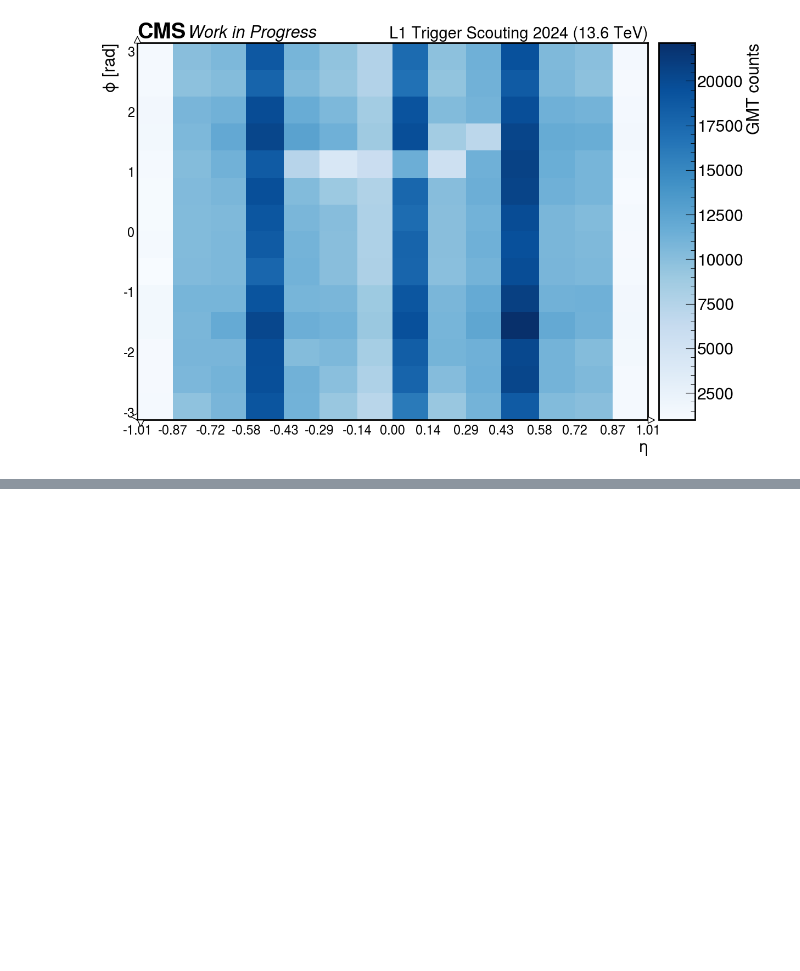
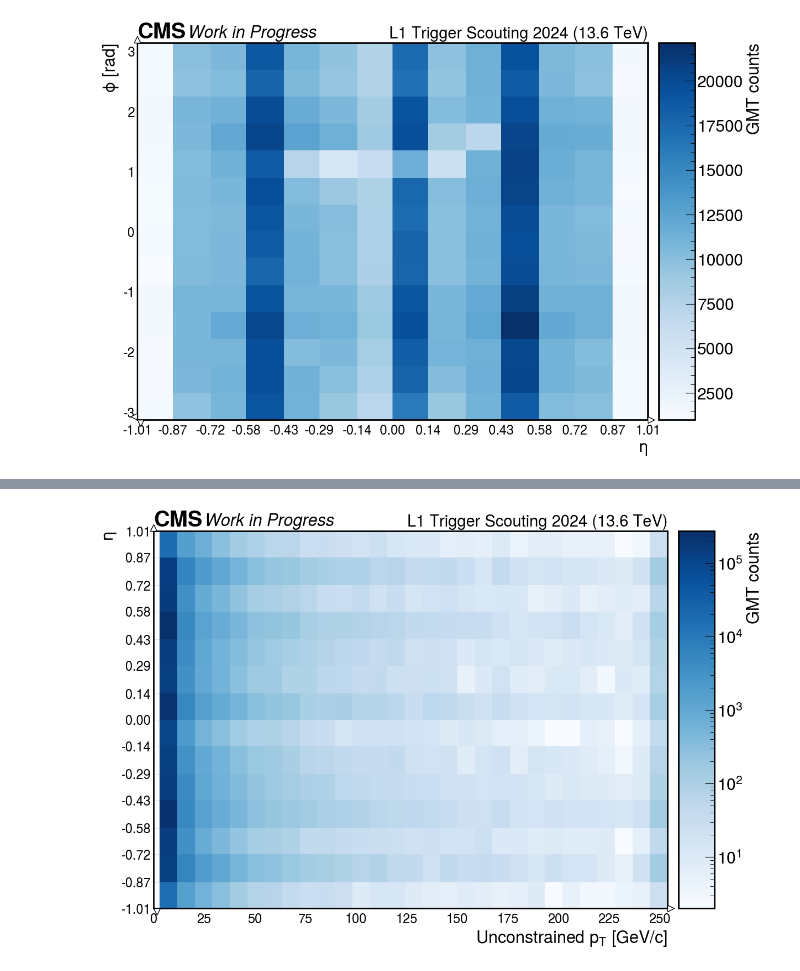
Before and after one commit to francescoreschio/Tesi-Triennale, a Jupyter notebook: Codice/GMT.ipynb, the cells around one changed output, grey strips where cells are left out. Saved outputs shown, nothing was run; the diff lists cells and outputs as text; code cells hidden in the pictures; blank space fills up the shorter version.

```diff
--- a/Codice/GMT.ipynb
+++ b/Codice/GMT.ipynb
@@ -347,0 +341,35 @@ ax.tick_params(axis='both', which='both', length=0, labelsize = FONTSIZE - 5)
+# %%
+#Grafico bidimensionale per i GMT del momento e di eta
+
+BinEta = 15
+BinPtu = 30
+
+EtaRange, EtaIndicies = Bins(ak.min(GmtEta), ak.max(GmtEta), BinEta, GmtEta)
+PtuRange, PtuIndicies = Bins(ak.min(GmtPtu), ak.max(GmtPtu), BinPtu, GmtPtu)
+
+hist2d = hist.Hist(
+    hist.axis.Variable(np.round(PtuRange, 2), name='Ptu', label='Ptu number'),
+    hist.axis.Variable(np.round(EtaRange, 2), name='Eta', label='Eta number'),
+)
+hist2d.fill(Ptu=GmtPtu, Eta=GmtEta)
+
+fig, ax = plt.subplots(figsize=(12, 8), constrained_layout=True)
+set_label_font(ax, FONTSIZE)
+set_tick_font(ax, FONTSIZE-2)
+draw_grid(ax, axis="y")
+draw_cms_label(ax, fontsize=FONTSIZE, label="Work in Progress", rlabel="L1 Trigger Scouting 2024 (13.6 TeV)")
+
+from matplotlib.colors import LogNorm
+
+hep.hist2dplot(hist2d, cbar=True, cmap='Blues', ax=ax, norm = LogNorm())
+
+cbar = ax.collections[0].colorbar
+cbar.set_label('GMT counts', fontsize=FONTSIZE)
+
+ax.set_xlabel(r'Unconstrained $p_T$ [GeV/c]')
+ax.set_ylabel(r'$\eta$')
+ax.set_xticks(np.arange(0, 275, 25))
+
+ax.tick_params(axis='both', which='both', length=0, labelsize = FONTSIZE - 5)
+# %% [output]
+[figure, added]
```
Also changed, not shown: parts of 2 cells of this notebook, 11 other files.
